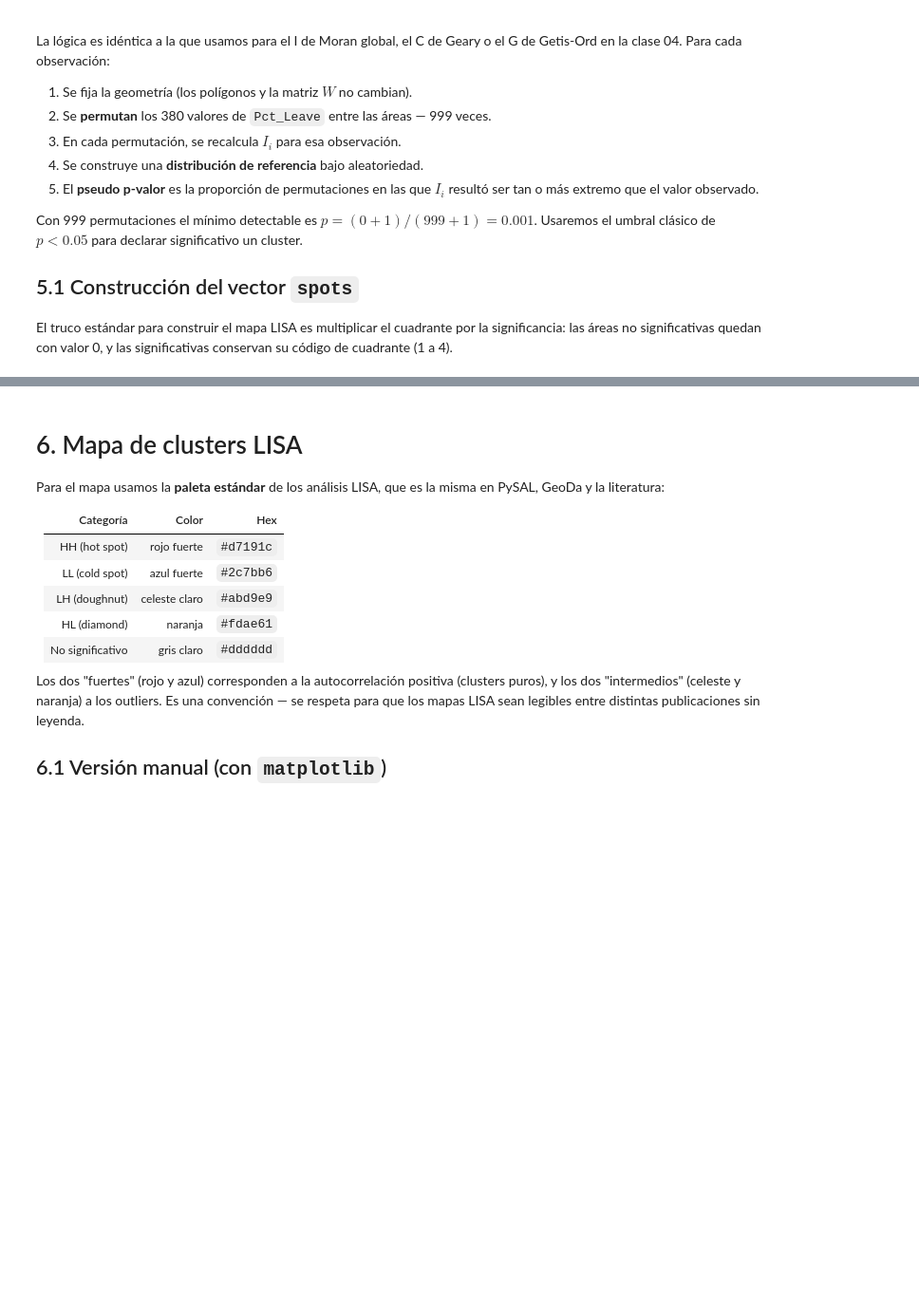
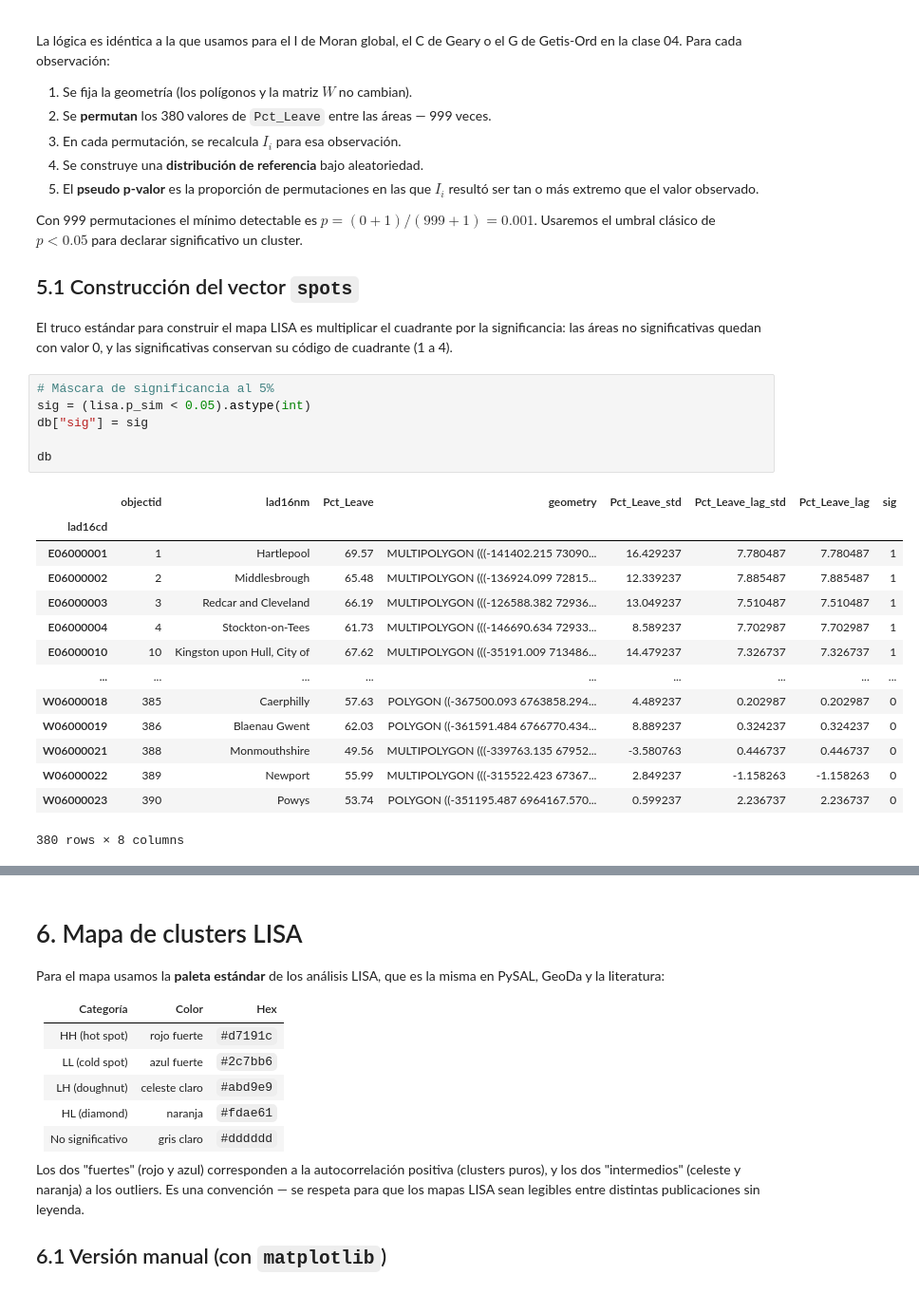
Before and after one commit to daniopitz/geodata, a Jupyter notebook: 05_autocorrelacion_local.ipynb, the cells around one changed output, grey strips where cells are left out. Shown at 95% size. Cells and saved outputs as stored; diff of their text form; blank space fills up the shorter version.

```diff
--- a/05_autocorrelacion_local.ipynb
+++ b/05_autocorrelacion_local.ipynb
@@ -241,4 +241,25 @@ Con 999 permutaciones el mínimo detectable es $p = (0 + 1)/(999 + 1) = 0.001$.
 ## 5.1 Construcción del vector `spots`
 
 El truco estándar para construir el mapa LISA es multiplicar el cuadrante por la significancia: las áreas no significativas quedan con valor 0, y las significativas conservan su código de cuadrante (1 a 4).
+# %%
+# Máscara de significancia al 5%
+sig = (lisa.p_sim < 0.05).astype(int)
+db["sig"] = sig
+
+db
+# %% [output]
+|  | objectid | lad16nm | Pct_Leave | geometry | Pct_Leave_std | Pct_Leave_lag_std | Pct_Leave_lag | sig |
+| lad16cd |  |  |  |  |  |  |  |  |
+| E06000001 | 1 | Hartlepool | 69.57 | MULTIPOLYGON (((-141402.215 73090... | 16.429237 | 7.780487 | 7.780487 | 1 |
+| E06000002 | 2 | Middlesbrough | 65.48 | MULTIPOLYGON (((-136924.099 72815... | 12.339237 | 7.885487 | 7.885487 | 1 |
+| E06000003 | 3 | Redcar and Cleveland | 66.19 | MULTIPOLYGON (((-126588.382 72936... | 13.049237 | 7.510487 | 7.510487 | 1 |
+| E06000004 | 4 | Stockton-on-Tees | 61.73 | MULTIPOLYGON (((-146690.634 72933... | 8.589237 | 7.702987 | 7.702987 | 1 |
+| E06000010 | 10 | Kingston upon Hull, City of | 67.62 | MULTIPOLYGON (((-35191.009 713486... | 14.479237 | 7.326737 | 7.326737 | 1 |
+| ... | ... | ... | ... | ... | ... | ... | ... | ... |
+| W06000018 | 385 | Caerphilly | 57.63 | POLYGON ((-367500.093 6763858.294... | 4.489237 | 0.202987 | 0.202987 | 0 |
+| W06000019 | 386 | Blaenau Gwent | 62.03 | POLYGON ((-361591.484 6766770.434... | 8.889237 | 0.324237 | 0.324237 | 0 |
+| W06000021 | 388 | Monmouthshire | 49.56 | MULTIPOLYGON (((-339763.135 67952... | -3.580763 | 0.446737 | 0.446737 | 0 |
+| W06000022 | 389 | Newport | 55.99 | MULTIPOLYGON (((-315522.423 67367... | 2.849237 | -1.158263 | -1.158263 | 0 |
+| W06000023 | 390 | Powys | 53.74 | POLYGON ((-351195.487 6964167.570... | 0.599237 | 2.236737 | 2.236737 | 0 |
+380 rows × 8 columns
 # %%
```
Also changed, not shown: parts of 3 cells of this notebook.
